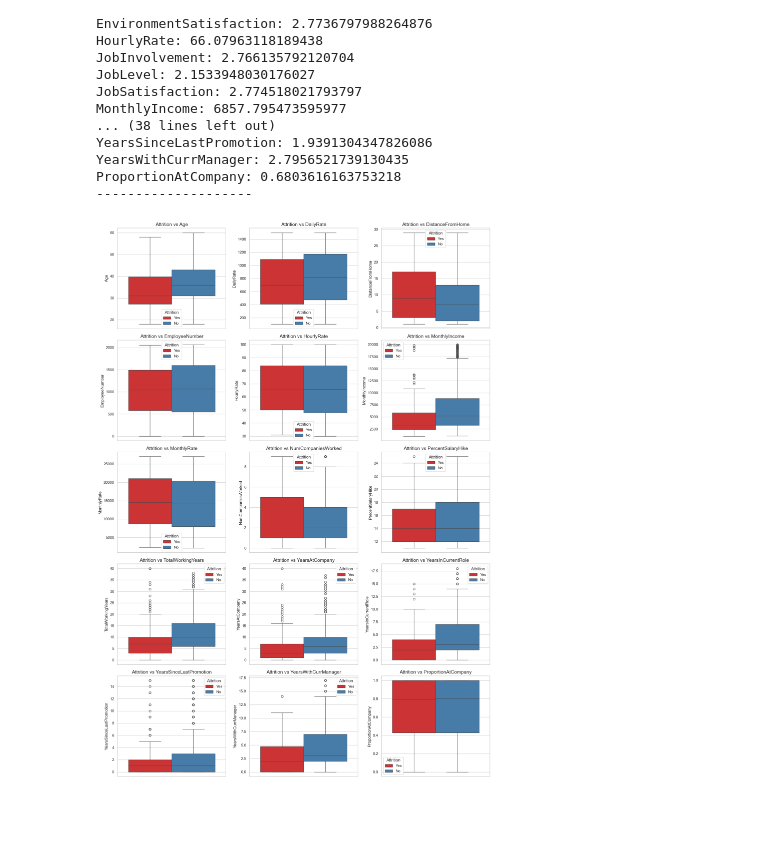
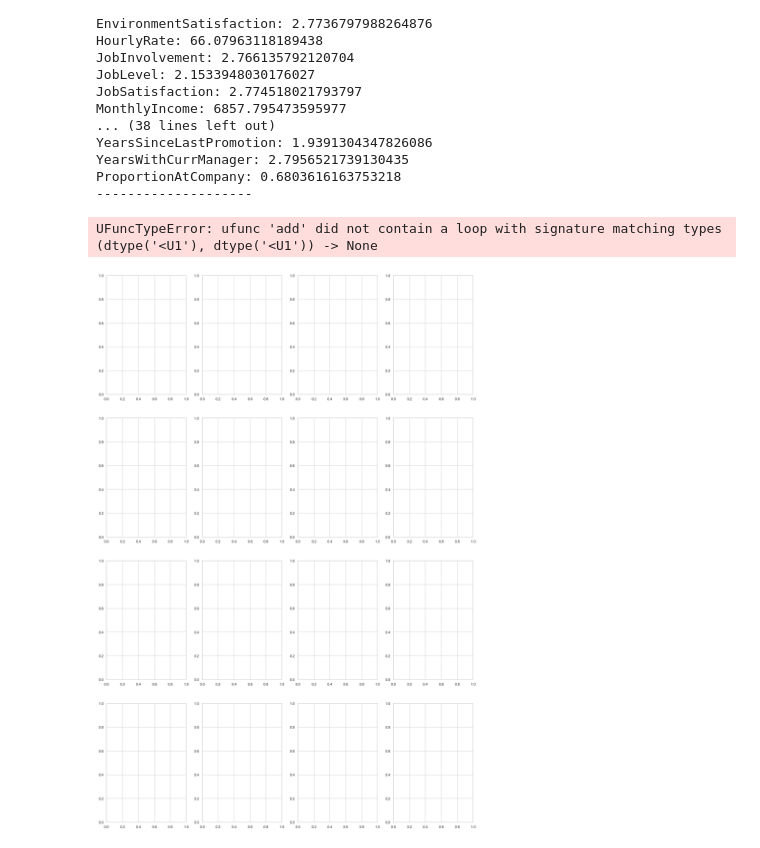
Before and after one commit to SethMoffat/Project_1, a Jupyter notebook: explore.ipynb, the cells around one changed output. Drawn from its saved outputs; the diff is of its cells as text; code cells hidden in the pictures; blank space fills up the shorter version.

Commit message:
shiftig from seaborn to plt since I wasnt getting proportional graphs

```diff
--- a/explore.ipynb
+++ b/explore.ipynb
@@ -167,26 +148,34 @@ ProportionAtCompany: 0.6803616163753218
 --------------------
 # %%
 # Set the plot style
-plt.close()
-sns.set(style="whitegrid")
-
-# Identify the numerical columns
+# Subtract category columns to get the numerical columns
 numerical_columns = [col for col in df.columns if col not in category_columns]
 
 # Create a figure to hold subplots for each column
-per_row = 3
-fig, axes = plt.subplots(len(numerical_columns)//per_row, per_row, figsize=(16, len(numerical_columns)*1.5))
+cols_per_row = 4
+offset = 1
+if len(numerical_columns) % cols_per_row == 0:
+    offset = 0
 
+fig, axes = plt.subplots(
+    nrows=len(numerical_columns)//cols_per_row + offset,
+    ncols=cols_per_row,
+    figsize=(20, len(numerical_columns)*2)
+)
 # Flatten axes array for easy iteration
 axes = axes.flatten()
 
-# Loop through all columns (both numerical and categorical)
-for i, col in enumerate(numerical_columns): # boxplots
-    sns.boxplot(data=df, hue='Attrition', y=col, ax=axes[i], palette="Set1")
-    axes[i].set_title(f'Attrition vs {col}', fontsize=14)
+# Loop through numerical columns
+# I couldn't find a way to graph the categorical columns proportionally, so the bar charts were not effective.
+# if someone else knows how, feel free. TODO: chart category_columns proportionally
+
+for i, col in enumerate(numerical_columns):
+    # For numerical columns, create a boxplot
+
 
 # Adjust the layout to prevent overlapping
 plt.tight_layout()
 plt.show()
 # %% [output]
+UFuncTypeError: ufunc 'add' did not contain a loop with signature matching types (dtype('<U1'), dtype('<U1')) -> None
-[figure, old version]
+[figure, new version]
```
Also changed, not shown: parts of 4 cells of this notebook.
